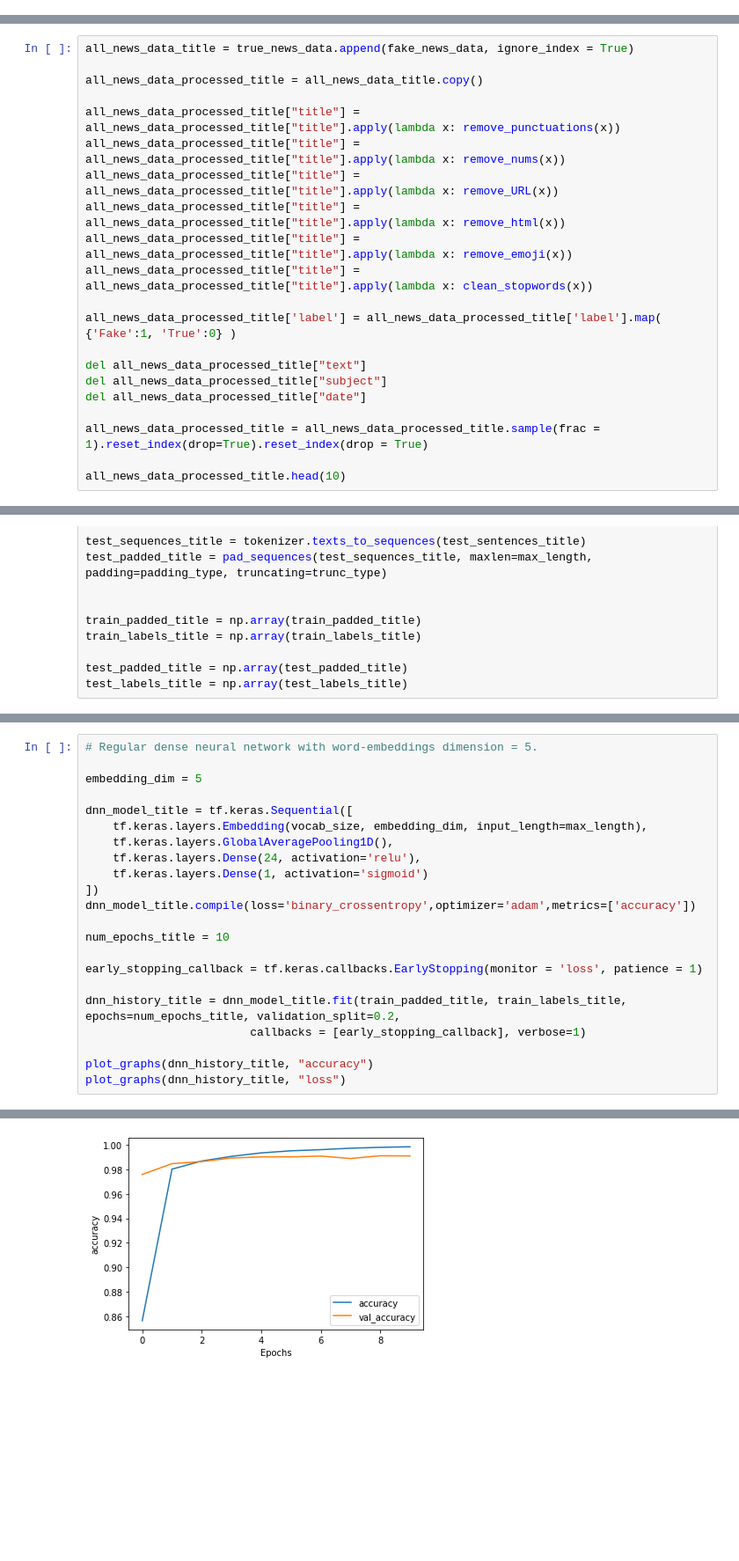
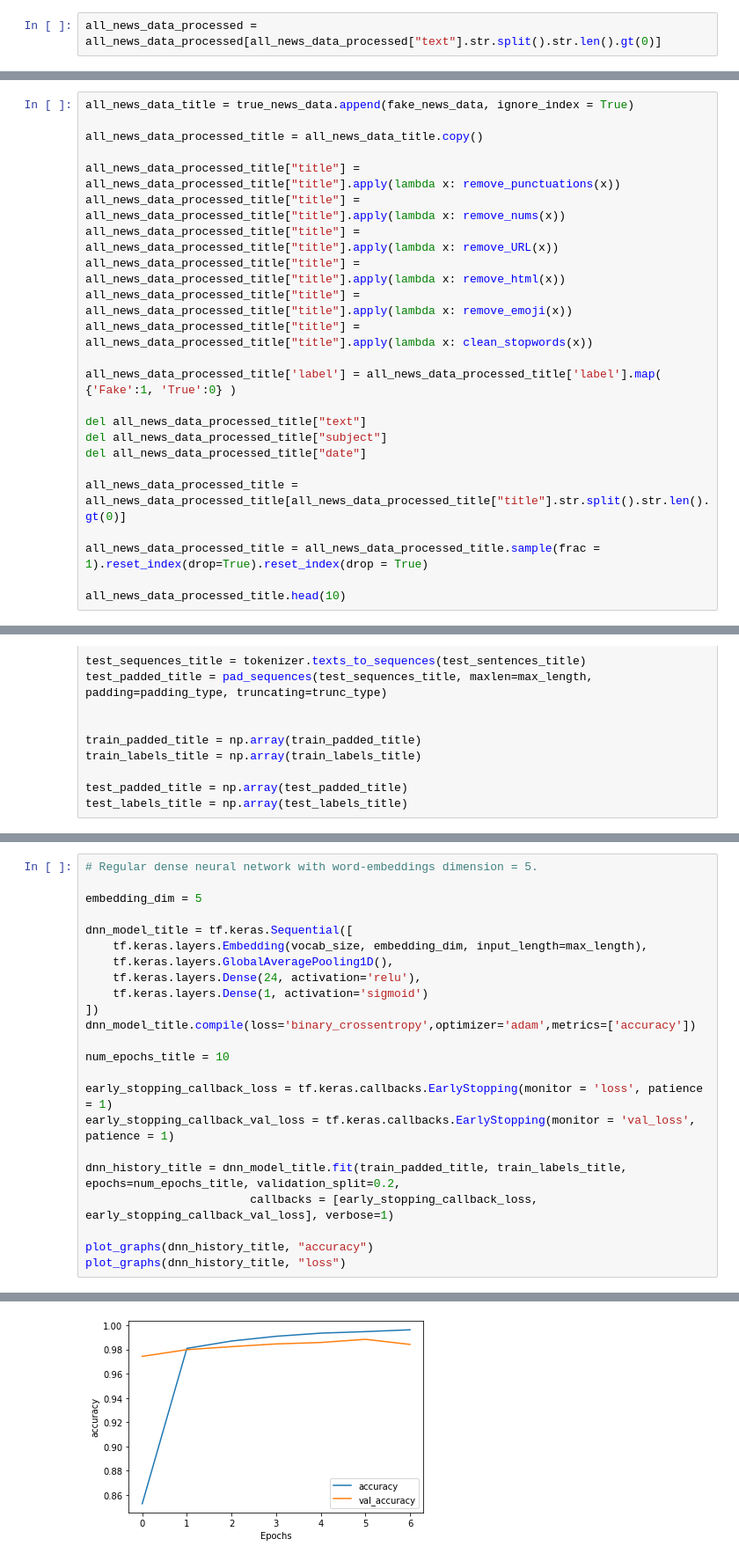
Before and after one commit to mdhrumil/fakenews, a Jupyter notebook: model/Fake news classification - Analysis and Modeling.ipynb, the cells around one changed output, grey strips where cells are left out. Shown: that part at 88% size. Drawn from its saved outputs; the diff is of its cells as text; blank space fills up the shorter version.

```diff
--- a/model/Fake news classification - Analysis and Modeling.ipynb
+++ b/model/Fake news classification - Analysis and Modeling.ipynb
@@ -351,0 +445,2 @@ all_news_data_processed.head(10)
+# %%
+all_news_data_processed = all_news_data_processed[all_news_data_processed["text"].str.split().str.len().gt(0)]
@@ -701,6 +881,8 @@ del all_news_data_processed_title["text"]
 del all_news_data_processed_title["subject"]
 del all_news_data_processed_title["date"]
 
+all_news_data_processed_title = all_news_data_processed_title[all_news_data_processed_title["title"].str.split().str.len().gt(0)]
+
 all_news_data_processed_title = all_news_data_processed_title.sample(frac = 1).reset_index(drop=True).reset_index(drop = True)
 
 all_news_data_processed_title.head(10)
@@ -760,10 +948,11 @@ dnn_model_title.compile(loss='binary_crossentropy',optimizer='adam',metrics=['ac
 
 num_epochs_title = 10
 
-early_stopping_callback = tf.keras.callbacks.EarlyStopping(monitor = 'loss', patience = 1)
+early_stopping_callback_loss = tf.keras.callbacks.EarlyStopping(monitor = 'loss', patience = 1)
+early_stopping_callback_val_loss = tf.keras.callbacks.EarlyStopping(monitor = 'val_loss', patience = 1)
 
 dnn_history_title = dnn_model_title.fit(train_padded_title, train_labels_title, epochs=num_epochs_title, validation_split=0.2,
-                        callbacks = [early_stopping_callback], verbose=1)
+                        callbacks = [early_stopping_callback_loss, early_stopping_callback_val_loss], verbose=1)
 
 plot_graphs(dnn_history_title, "accuracy")
 plot_graphs(dnn_history_title, "loss")
@@ -791 +974 @@ Epoch 10/10
-[figure, old version]
+[figure, new version]
```
Also changed, not shown: parts of 74 cells of this notebook.
